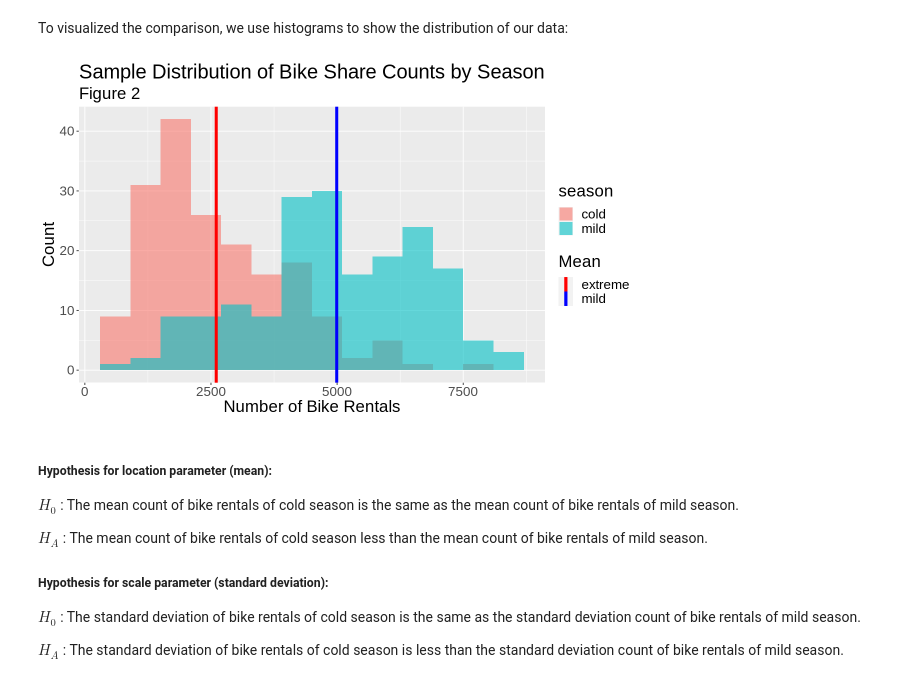
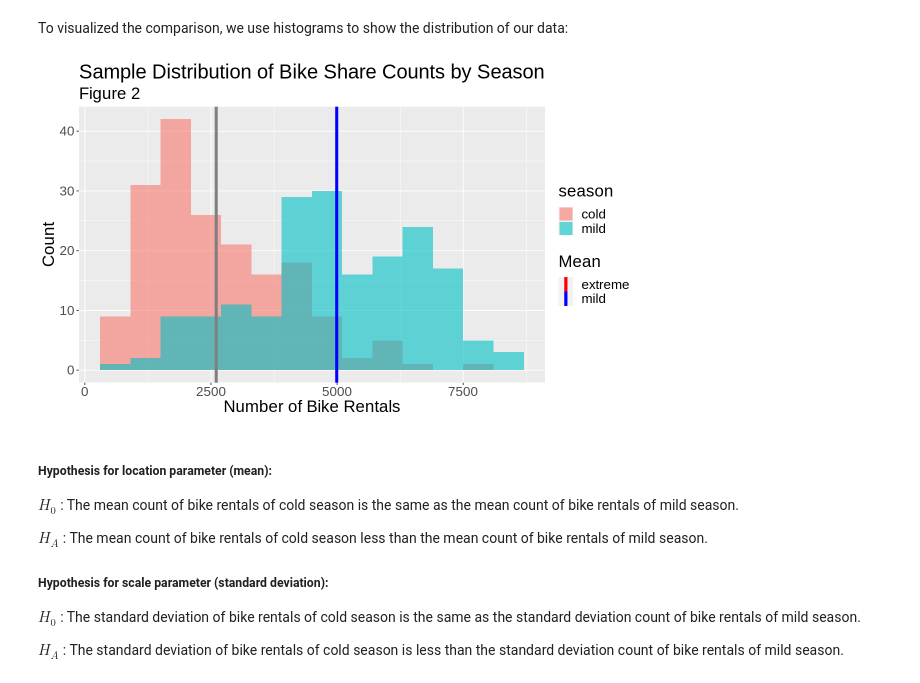
Before and after one commit to Cyy0801/STAT201, a Jupyter notebook: ProjectReport.ipynb, the cells around one changed output. Cells and saved outputs as stored; diff of their text form; code cells hidden in the pictures.

```diff
--- a/ProjectReport.ipynb
+++ b/ProjectReport.ipynb
@@ -164,20 +175,20 @@ To visualized the comparison, we use histograms to show the distribution of our
 # %%
 options(repr.plot.height = 6, repr.plot.width = 10)
 
 overlayed_distribution <- bike_reduced %>%
     ggplot(aes(x = cnt, fill = season)) +
     geom_histogram(position = "identity", binwidth = 600, alpha = 0.6) +
     labs(x = "Number of Bike Rentals", y = "Count",
          title = "Sample Distribution of Bike Share Counts by Season",
          subtitle = "Figure 2") +
     theme(text = element_text(size = 20)) +
-    geom_vline(aes(xintercept = bike_summary$count_average[1], color = "extreme"), size = 1.7) +
+    geom_vline(aes(xintercept = bike_summary$count_average[1], color = "cold"), size = 1.7) +
     geom_vline(aes(xintercept = bike_summary$count_average[2], color = "mild"), size = 1.7) +
     scale_color_manual(name = "Mean", values = c("extreme" = "red", "mild" = "blue"))
 
 overlayed_distribution
 # %% [output]
-[figure, old version]
+[figure, new version]
 # %% [markdown]
 ##### Hypothesis for location parameter (mean):
 
```
Also changed, not shown: parts of 4 cells of this notebook.
